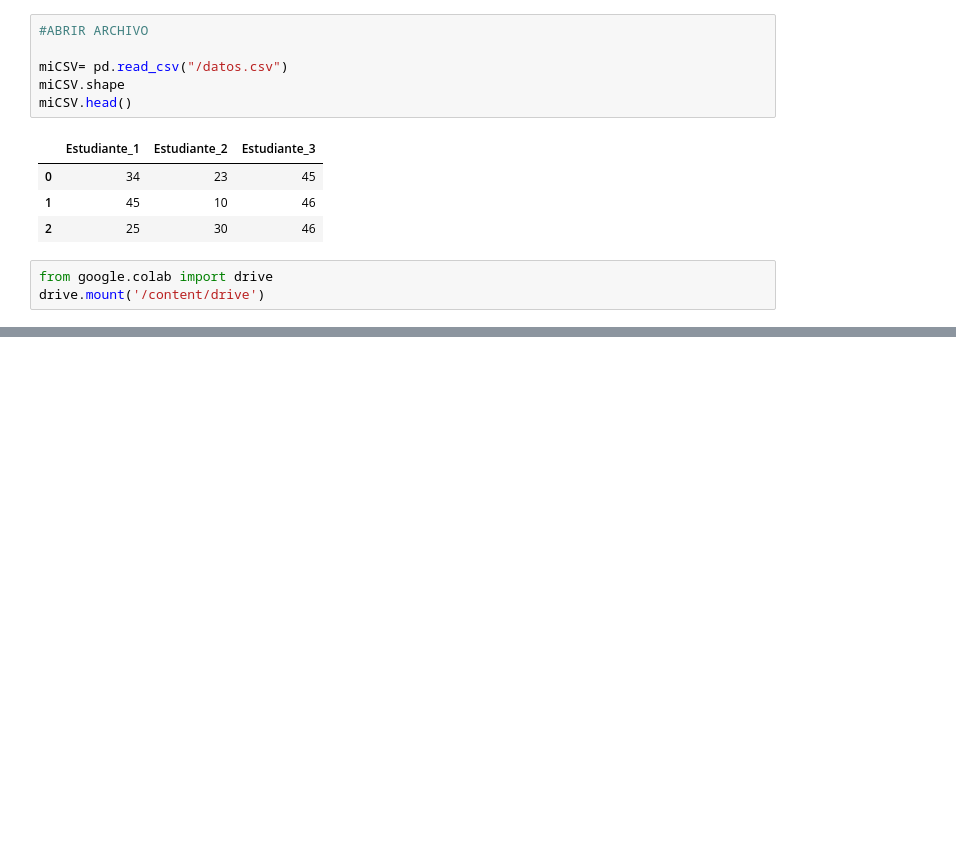
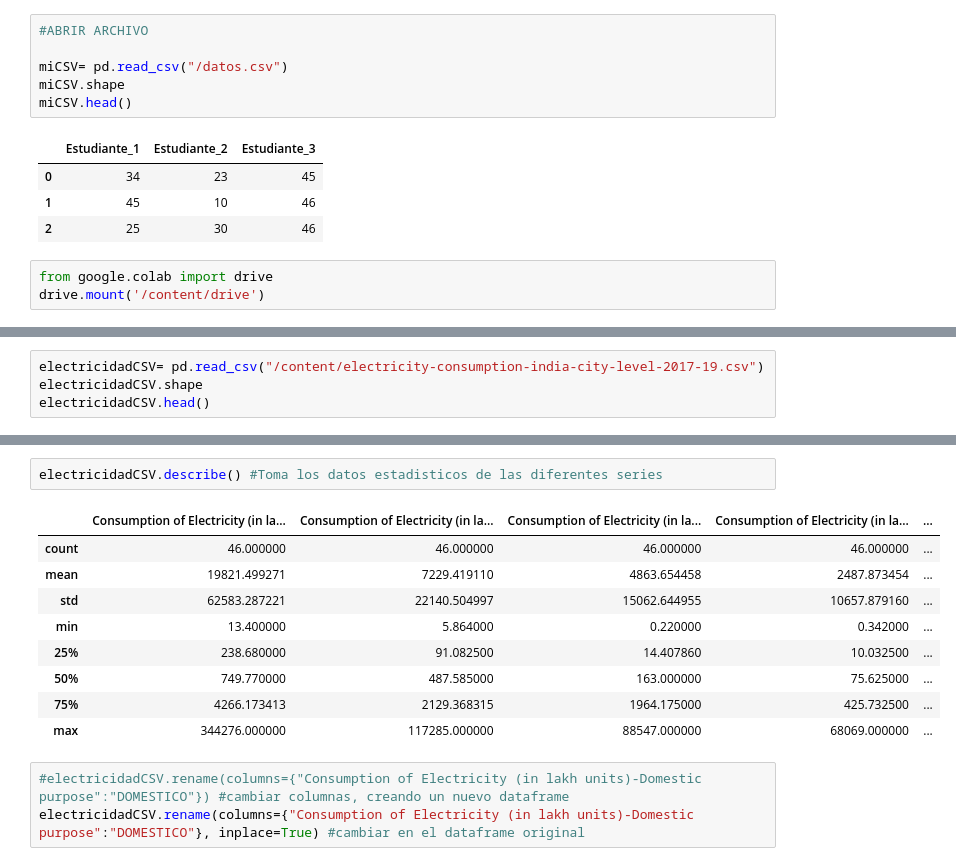
Before and after one commit to Juanitam06/pandas_1, a Jupyter notebook: pandas.ipynb, the cells around one changed output, grey strips where cells are left out. Drawn from its saved outputs; the diff is of its cells as text; blank space fills up the shorter version.

```diff
--- a/pandas.ipynb
+++ b/pandas.ipynb
@@ -97,3 +98,7 @@ miTitanic.head()
 | 2 | 894 | 0 |
 | 3 | 895 | 0 |
 | 4 | 896 | 1 |
+# %%
+electricidadCSV= pd.read_csv("/content/electricity-consumption-india-city-level-2017-19.csv")
+electricidadCSV.shape
+electricidadCSV.head()
@@ -99,0 +112,15 @@ miTitanic.head()
+# %%
+electricidadCSV.describe() #Toma los datos estadisticos de las diferentes series
+# %% [output]
+|  | Consumption of Electricity (in la... | Consumption of Electricity (in la... | Consumption of Electricity (in la... | Consumption of Electricity (in la... | ... |
+| count | 46.000000 | 46.000000 | 46.000000 | 46.000000 | ... |
+| mean | 19821.499271 | 7229.419110 | 4863.654458 | 2487.873454 | ... |
+| std | 62583.287221 | 22140.504997 | 15062.644955 | 10657.879160 | ... |
+| min | 13.400000 | 5.864000 | 0.220000 | 0.342000 | ... |
+| 25% | 238.680000 | 91.082500 | 14.407860 | 10.032500 | ... |
+| 50% | 749.770000 | 487.585000 | 163.000000 | 75.625000 | ... |
+| 75% | 4266.173413 | 2129.368315 | 1964.175000 | 425.732500 | ... |
+| max | 344276.000000 | 117285.000000 | 88547.000000 | 68069.000000 | ... |
+# %%
+#electricidadCSV.rename(columns={"Consumption of Electricity (in lakh units)-Domestic purpose":"DOMESTICO"}) #cambiar columnas, creando un nuevo dataframe
+electricidadCSV.rename(columns={"Consumption of Electricity (in lakh units)-Domestic purpose":"DOMESTICO"}, inplace=True) #cambiar en el dataframe original
```
Also changed, not shown: parts of 9 cells of this notebook.
